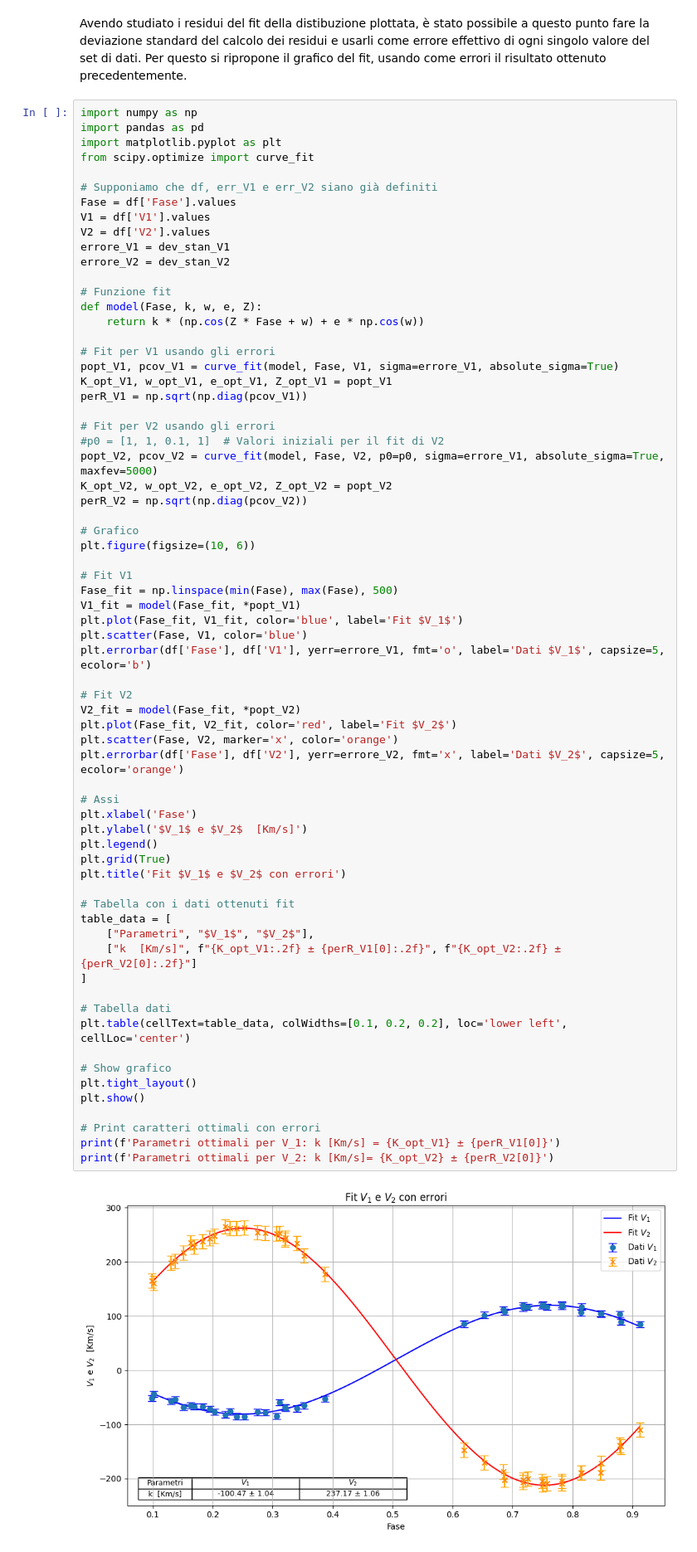
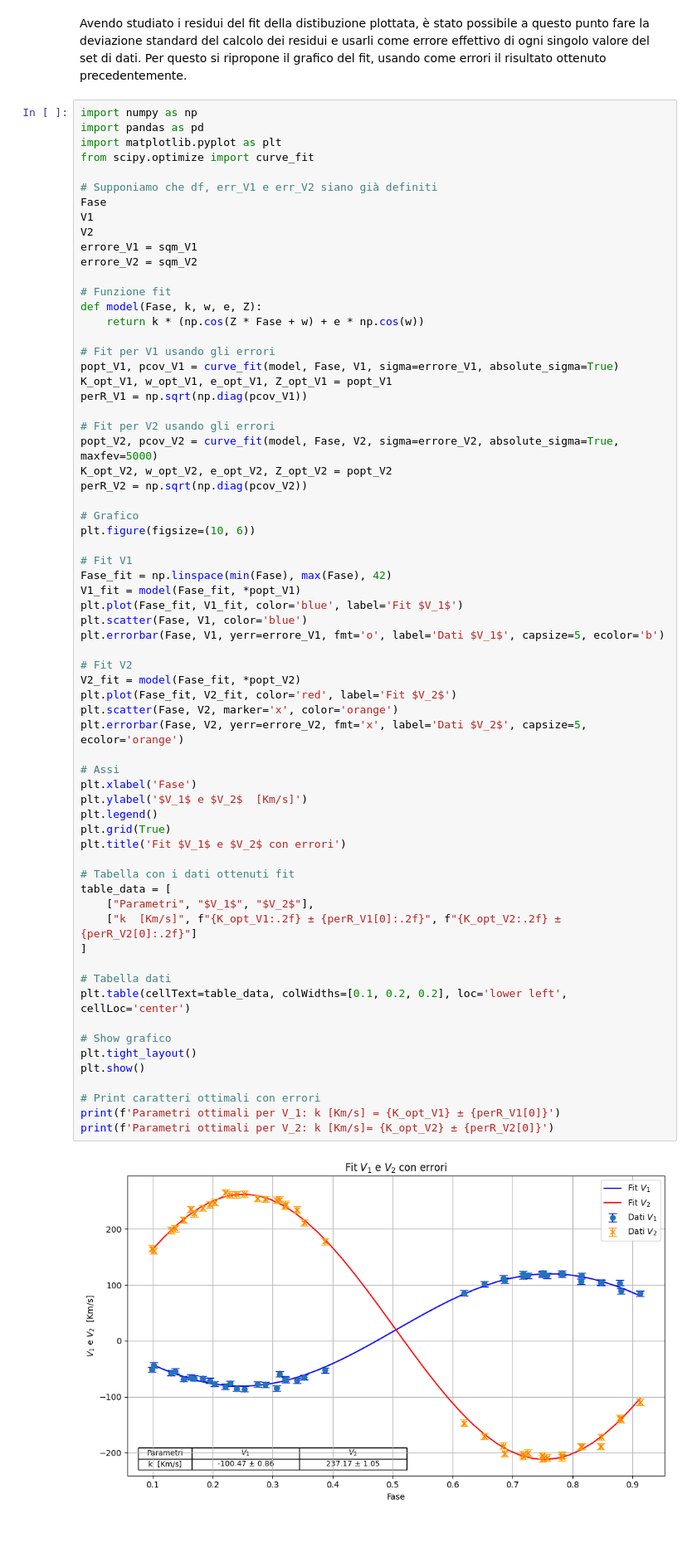
Before and after one commit to Sebyiossa/Progetto-Analisi-dati-2024, a Jupyter notebook: Progetti analisi statistica dei dati -Stelle Binarie.ipynb, the cells around one changed output. Shown at 83% size. Cells and saved outputs as stored; diff of their text form.

```diff
--- a/Progetti analisi statistica dei dati -Stelle Binarie.ipynb
+++ b/Progetti analisi statistica dei dati -Stelle Binarie.ipynb
@@ -304,11 +301,11 @@ import matplotlib.pyplot as plt
 from scipy.optimize import curve_fit
 
 # Supponiamo che df, err_V1 e err_V2 siano già definiti
-Fase = df['Fase'].values
-V1 = df['V1'].values
-V2 = df['V2'].values
-errore_V1 = dev_stan_V1
-errore_V2 = dev_stan_V2
+Fase
+V1
+V2
+errore_V1 = sqm_V1
+errore_V2 = sqm_V2
 
 # Funzione fit
 def model(Fase, k, w, e, Z):
@@ -320,8 +317,7 @@ K_opt_V1, w_opt_V1, e_opt_V1, Z_opt_V1 = popt_V1
 perR_V1 = np.sqrt(np.diag(pcov_V1))
 
 # Fit per V2 usando gli errori
-#p0 = [1, 1, 0.1, 1]  # Valori iniziali per il fit di V2
-popt_V2, pcov_V2 = curve_fit(model, Fase, V2, p0=p0, sigma=errore_V1, absolute_sigma=True, maxfev=5000)
+popt_V2, pcov_V2 = curve_fit(model, Fase, V2, sigma=errore_V2, absolute_sigma=True, maxfev=5000)
 K_opt_V2, w_opt_V2, e_opt_V2, Z_opt_V2 = popt_V2
 perR_V2 = np.sqrt(np.diag(pcov_V2))
 
@@ -329,40 +325,40 @@ perR_V2 = np.sqrt(np.diag(pcov_V2))
 plt.figure(figsize=(10, 6))
 
 # Fit V1
-Fase_fit = np.linspace(min(Fase), max(Fase), 500)
+Fase_fit = np.linspace(min(Fase), max(Fase), 42)
 V1_fit = model(Fase_fit, *popt_V1)
 plt.plot(Fase_fit, V1_fit, color='blue', label='Fit $V_1$')
 plt.scatter(Fase, V1, color='blue')
-plt.errorbar(df['Fase'], df['V1'], yerr=errore_V1, fmt='o', label='Dati $V_1$', capsize=5, ecolor='b')
+plt.errorbar(Fase, V1, yerr=errore_V1, fmt='o', label='Dati $V_1$', capsize=5, ecolor='b')
 
 # Fit V2
 V2_fit = model(Fase_fit, *popt_V2)
 plt.plot(Fase_fit, V2_fit, color='red', label='Fit $V_2$')
 plt.scatter(Fase, V2, marker='x', color='orange')
-plt.errorbar(df['Fase'], df['V2'], yerr=errore_V2, fmt='x', label='Dati $V_2$', capsize=5, ecolor='orange')
+plt.errorbar(Fase, V2, yerr=errore_V2, fmt='x', label='Dati $V_2$', capsize=5, ecolor='orange')
 
 # Assi
 plt.xlabel('Fase')
 plt.ylabel('$V_1$ e $V_2$  [Km/s]')
 plt.legend()
 plt.grid(True)
 plt.title('Fit $V_1$ e $V_2$ con errori')
 
 # Tabella con i dati ottenuti fit
 table_data = [
     ["Parametri", "$V_1$", "$V_2$"],
     ["k  [Km/s]", f"{K_opt_V1:.2f} ± {perR_V1[0]:.2f}", f"{K_opt_V2:.2f} ± {perR_V2[0]:.2f}"]
 ]
 
 # Tabella dati
 plt.table(cellText=table_data, colWidths=[0.1, 0.2, 0.2], loc='lower left', cellLoc='center')
 
 # Show grafico
 plt.tight_layout()
 plt.show()
 
 # Print caratteri ottimali con errori
 print(f'Parametri ottimali per V_1: k [Km/s] = {K_opt_V1} ± {perR_V1[0]}')
 print(f'Parametri ottimali per V_2: k [Km/s]= {K_opt_V2} ± {perR_V2[0]}')
 # %% [output]
-[figure, old version]
+[figure, new version]
```
Also changed, not shown: parts of 10 cells of this notebook.
